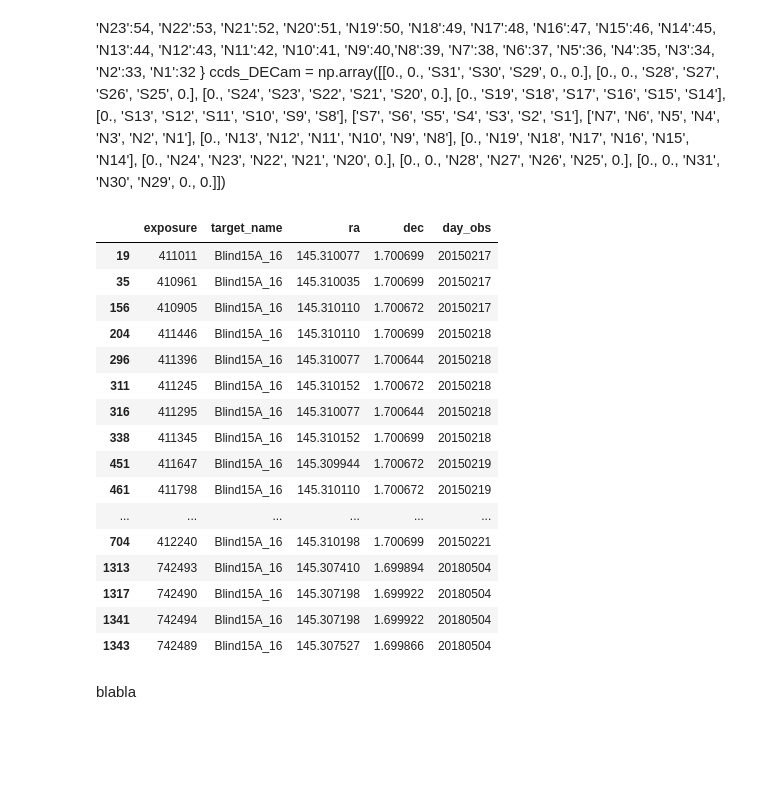
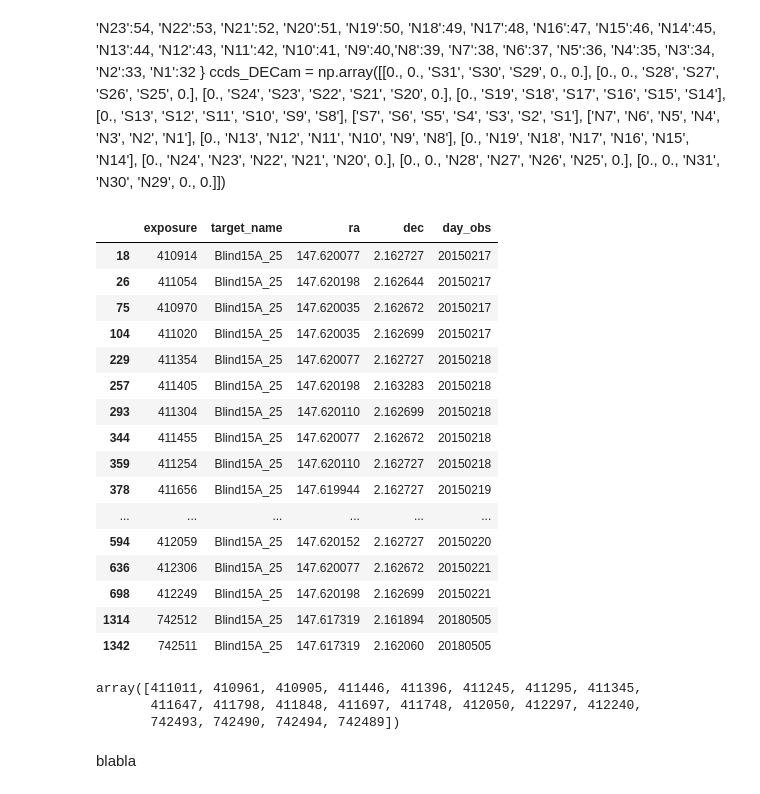
Before and after one commit to PauCaBu/LSST_notebooks, a Jupyter notebook: Seeing.ipynb, the cells around one changed output. Drawn from its saved outputs; the diff is of its cells as text; code cells hidden in the pictures; blank space fills up the shorter version.

```diff
--- a/Seeing.ipynb
+++ b/Seeing.ipynb
@@ -128,8 +136,11 @@ exposures = []
 data=pd.DataFrame(columns =['exposure','target_name', 'ra', 'dec', 'day_obs'])
 for ref in registry.queryDimensionRecords('exposure',where="instrument='DECam' AND exposure.observation_type='science'"):
     exposures.append(ref.dataId['exposure'])
-    new_row = {'exposure':ref.dataId['exposure'], 'target_name':ref.target_name, 'ra':ref.tracking_ra, 'dec':ref.tracking_dec, 'day_obs':ref.day_obs}
-    data = data.append(new_row, ignore_index=True)
+    #new_row = {'exposure':ref.dataId['exposure'], 'target_name':ref.target_name, 'ra':ref.tracking_ra, 'dec':ref.tracking_dec, 'day_obs':ref.day_obs}
+    new_row = [ref.dataId['exposure'], ref.target_name, ref.tracking_ra, ref.tracking_dec, ref.day_obs]
+    #df.loc[len(df.index)] = [20, 7, 5]
+    data.loc[len(data.index)] = new_row
+    #data = data.append(new_row, ignore_index=True)
 data
 # %% [output]
 |  | exposure | target_name | ra | dec | day_obs |
@@ -251,27 +276,33 @@ ccds_DECam = np.array([[0., 0., 'S31', 'S30', 'S29', 0., 0.],
        [0., 0., 'N28', 'N27', 'N26', 'N25', 0.],
        [0., 0., 'N31', 'N30', 'N29', 0., 0.]])
 # %%
-data[data['target_name']=='Blind15A_16']
-
-742019, 742013, 742020, 742014
+list(data[(data['target_name']=='Blind15A_25') & (data['day_obs']==20180505)].exposure)
+data[(data['target_name']=='Blind15A_25')]
+#742019, 742013, 742020, 742014
 # %% [output]
 |  | exposure | target_name | ra | dec | day_obs |
-| 19 | 411011 | Blind15A_16 | 145.310077 | 1.700699 | 20150217 |
-| 35 | 410961 | Blind15A_16 | 145.310035 | 1.700699 | 20150217 |
-| 156 | 410905 | Blind15A_16 | 145.310110 | 1.700672 | 20150217 |
-| 204 | 411446 | Blind15A_16 | 145.310110 | 1.700699 | 20150218 |
-| 296 | 411396 | Blind15A_16 | 145.310077 | 1.700644 | 20150218 |
-| 311 | 411245 | Blind15A_16 | 145.310152 | 1.700672 | 20150218 |
-| 316 | 411295 | Blind15A_16 | 145.310077 | 1.700644 | 20150218 |
-| 338 | 411345 | Blind15A_16 | 145.310152 | 1.700699 | 20150218 |
-| 451 | 411647 | Blind15A_16 | 145.309944 | 1.700672 | 20150219 |
-| 461 | 411798 | Blind15A_16 | 145.310110 | 1.700672 | 20150219 |
+| 18 | 410914 | Blind15A_25 | 147.620077 | 2.162727 | 20150217 |
+| 26 | 411054 | Blind15A_25 | 147.620198 | 2.162644 | 20150217 |
+| 75 | 410970 | Blind15A_25 | 147.620035 | 2.162672 | 20150217 |
+| 104 | 411020 | Blind15A_25 | 147.620035 | 2.162699 | 20150217 |
+| 229 | 411354 | Blind15A_25 | 147.620077 | 2.162727 | 20150218 |
+| 257 | 411405 | Blind15A_25 | 147.620198 | 2.163283 | 20150218 |
+| 293 | 411304 | Blind15A_25 | 147.620110 | 2.162699 | 20150218 |
+| 344 | 411455 | Blind15A_25 | 147.620077 | 2.162672 | 20150218 |
+| 359 | 411254 | Blind15A_25 | 147.620110 | 2.162727 | 20150218 |
+| 378 | 411656 | Blind15A_25 | 147.619944 | 2.162727 | 20150219 |
 | ... | ... | ... | ... | ... | ... |
-| 704 | 412240 | Blind15A_16 | 145.310198 | 1.700699 | 20150221 |
-| 1313 | 742493 | Blind15A_16 | 145.307410 | 1.699894 | 20180504 |
-| 1317 | 742490 | Blind15A_16 | 145.307198 | 1.699922 | 20180504 |
-| 1341 | 742494 | Blind15A_16 | 145.307198 | 1.699922 | 20180504 |
-| 1343 | 742489 | Blind15A_16 | 145.307527 | 1.699866 | 20180504 |
+| 594 | 412059 | Blind15A_25 | 147.620152 | 2.162727 | 20150220 |
+| 636 | 412306 | Blind15A_25 | 147.620077 | 2.162672 | 20150221 |
+| 698 | 412249 | Blind15A_25 | 147.620198 | 2.162699 | 20150221 |
+| 1314 | 742512 | Blind15A_25 | 147.617319 | 2.161894 | 20180505 |
+| 1342 | 742511 | Blind15A_25 | 147.617319 | 2.162060 | 20180505 |
+# %%
+np.transpose(list(data[data['target_name']=='Blind15A_16'].exposure))
+# %% [output]
+array([411011, 410961, 410905, 411446, 411396, 411245, 411295, 411345,
+       411647, 411798, 411848, 411697, 411748, 412050, 412297, 412240,
+       742493, 742490, 742494, 742489])
 # %% [markdown]
 blabla
 # %% [raw]
```
Also changed, not shown: parts of 10 cells of this notebook, 2 other files.
